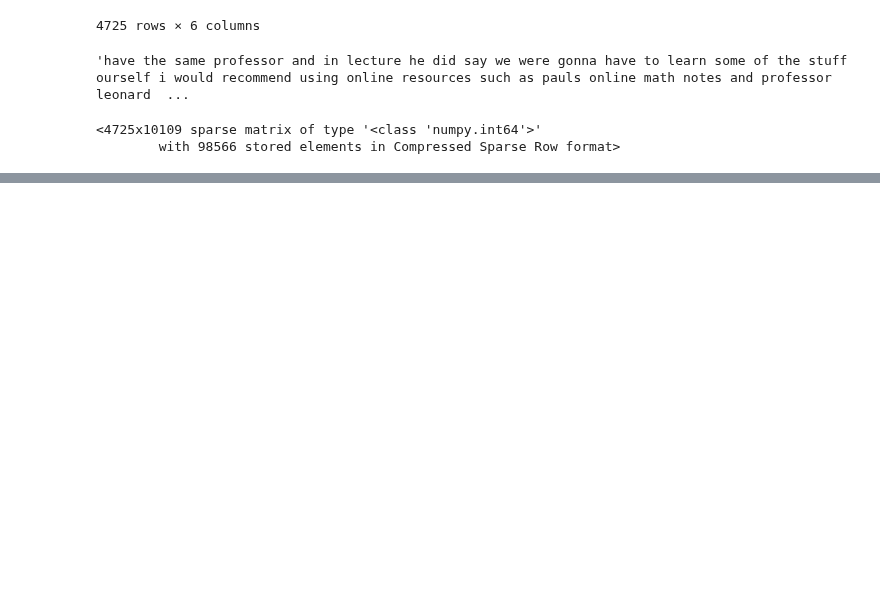
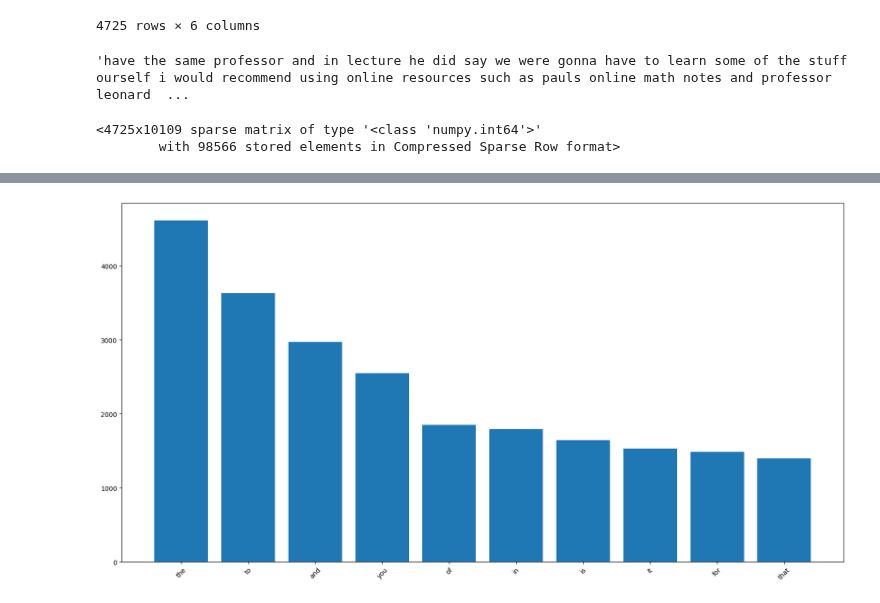
Before and after one commit to MattV15/project1-counting-words, a Jupyter notebook: Project 1 MVD.ipynb, the cells around one changed output, grey strips where cells are left out. Drawn from its saved outputs; the diff is of its cells as text; code cells hidden in the pictures; blank space fills up the shorter version.

```diff
--- a/Project 1 MVD.ipynb
+++ b/Project 1 MVD.ipynb
@@ -297,3 +297,8 @@ bag_of_words
 # %% [output]
 <4725x10109 sparse matrix of type '<class 'numpy.int64'>'
         with 98566 stored elements in Compressed Sparse Row format>
+# %%
+#create a dataframe from the sparse matrix
+#this is a more human-readable way to view the data
+bow_df = pd.DataFrame(bag_of_words.toarray(), columns=vectorizer.get_feature_names_out())
+bow_df
@@ -299,0 +319,10 @@ bag_of_words
+# %%
+#dataframes have a convenient method for summing the values in each column
+#this will give us the number of times each word appears in the dataset
+word_counts = bow_df.sum()
+#we can sort the values to see the most common words
+word_counts = word_counts.sort_values(ascending=False)
+
+#notice that the top words are not very informative, as they are common words that appear in many contexts
+#and bottom words include a lot of typos and other noise
+word_counts
@@ -299,0 +342,10 @@ bag_of_words
+# %%
+#we can plot the most common words
+#we will only plot the top 10 words for readability
+word_counts = word_counts.head(10)
+plt.figure(figsize=(20,10))
+plt.bar(word_counts.index, word_counts.values)
+plt.xticks(rotation=45)
+plt.show()
+# %% [output]
+[figure, added]
```
Also changed, not shown: parts of 2 cells of this notebook.
